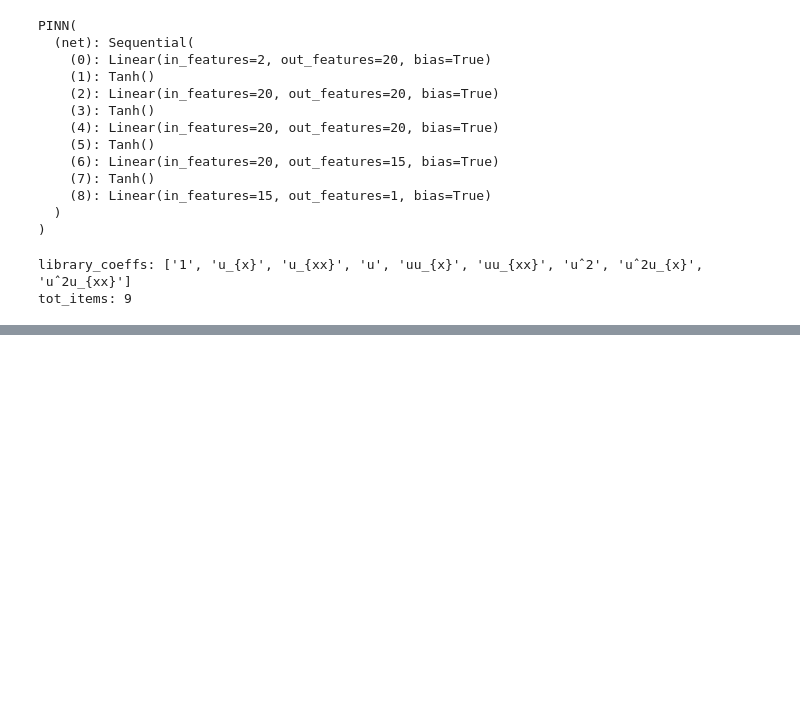
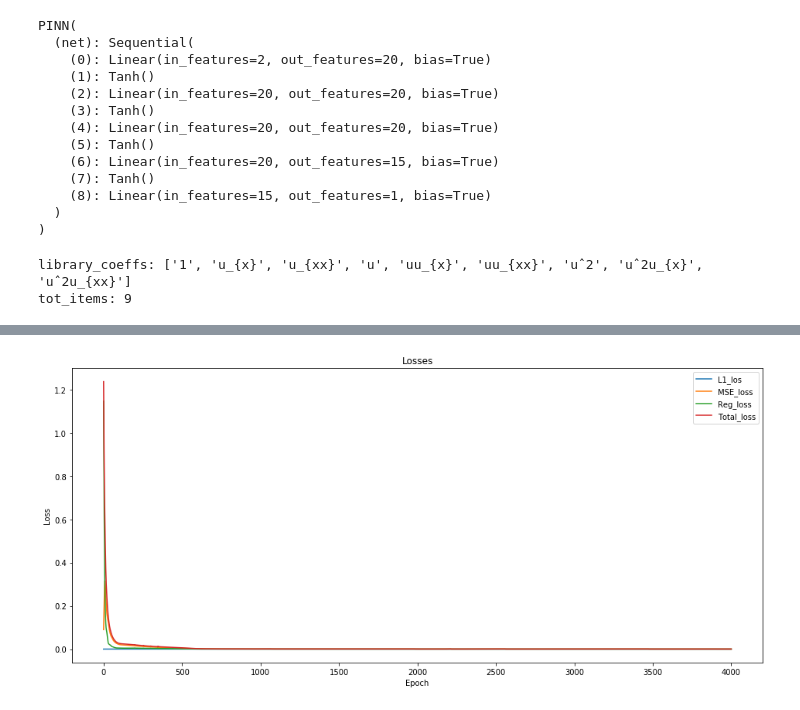
Before and after one commit to Happydas/Model-Identification, a Jupyter notebook: One Dimentional/Burger_Model_Identification.ipynb, the cells around one changed output, grey strips where cells are left out. Cells and saved outputs as stored; diff of their text form; code cells hidden in the pictures; blank space fills up the shorter version.

```diff
--- a/One Dimentional/Burger_Model_Identification.ipynb
+++ b/One Dimentional/Burger_Model_Identification.ipynb
@@ -370,4 +274,21 @@ def model_identification(features, label, mask, poly_order, deriv_order):
+# %%
+def model_identification(features, label, mask, poly_order, deriv_order):
+
+    xi_list, xi_normalized, losses = denoised_NeuralNet(features, label, mask, poly_order=2, deriv_order=2)
+    sparsity = normalized_xi_threshold( xi_normalized, mode='auto')
+    print('sparsity:', sparsity)
+
+
+    xi_thresholded = np.expand_dims(xi_list[sparsity], axis=1)
+    print('xi_thresholded:', xi_thresholded)
+    # Printing current sparse vector
+    print('Coefficient xi:')
+    xi_updated = sparse_coeff(sparsity, xi_thresholded)
+    print(xi_updated)
+    print('Finished')
+
+    return xi_updated, losses
 # %%
-mask = torch.ones(tot_items, 1)
+
 uhat = net(X_train)
-#xi_updated= model_identification(X_train, y_train, mask, poly_order=2, deriv_order=2)
+xi_updated, losses= model_identification(X_train, y_train, mask, poly_order=2, deriv_order=2)
@@ -433,0 +383,25 @@ plt.title("Sampled")
+# %%
+#_, _, losses = denoised_NeuralNet(X_train, y_train, mask, poly_order=2, deriv_order=2)
+Total_loss = losses['Total_loss']
+#print('Total Loss:', Total_loss)
+L1_loss = losses['L1_loss']
+MSE_loss = losses['MSE_loss']
+Reg_loss = losses['Reg_loss']
+
+plt.figure(figsize=(16, 7))
+plt.title('Losses over Epoch')
+plt.xlabel('Epoch')
+plt.ylabel('Loss')
+plt.plot(L1_loss, label="L1_los")
+plt.plot(MSE_loss, label="MSE_loss")
+plt.plot(Reg_loss, label="Reg_loss")
+plt.plot(Total_loss, label="Total_loss")
+plt.title("Losses")
+plt.legend()
+plt.show()
+
+
+
+plt.show()
+# %% [output]
+[figure, added]
```
Also changed, not shown: parts of 9 cells of this notebook.
